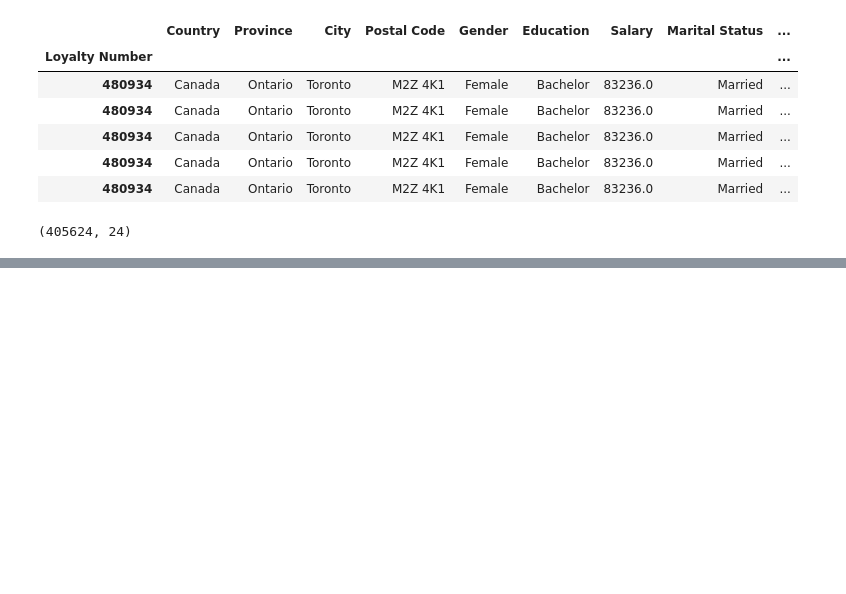
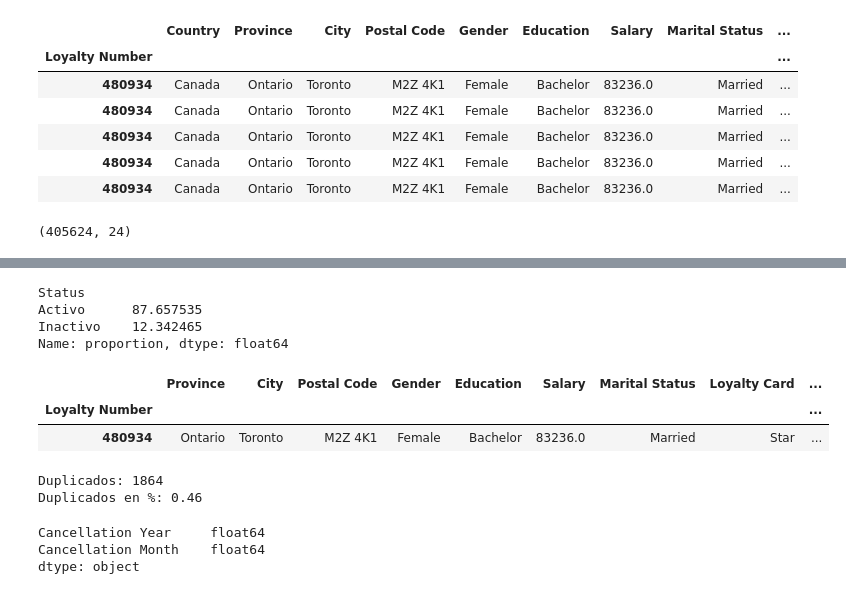
Before and after one commit to Adalab/bda-modulo-3-evaluacion-final-saraguzmanlopez-ops, a Jupyter notebook: Ejercicio 1.ipynb, the cells around one changed output, grey strips where cells are left out. Cells and saved outputs as stored; diff of their text form; code cells hidden in the pictures; blank space fills up the shorter version.

```diff
--- a/Ejercicio 1.ipynb
+++ b/Ejercicio 1.ipynb
@@ -957,0 +1038,12 @@ df_final.shape
+# %%
+#igualo valores negativos, que evidentemente esta mal , a la mediana que es el valor mas seguro
+
+df_final_copia.loc[df_final_copia['Salary'] < 0, 'Salary'] = np.nan
+
+
+df_final_copia['Salary'] = df_final_copia.groupby('Education')['Salary'].transform(
+    lambda x: x.fillna(x.median())
+)
+
+print(f"Valores negativos: {(df_final_copia['Salary'] < 0).sum()}")
+print(f"Valores nulos: {df_final_copia['Salary'].isna().sum()}")
@@ -957,0 +1089,57 @@ df_final.shape
+# %%
+# Creamos la columna 'Status':
+# Si 'Cancellation Year' es nulo (isna), ponemos 'Activo'
+# Si tiene valor (no es nulo), ponemos 'Inactivo'
+
+df_final_copia['Status'] = np.where(
+    df_final_copia['Cancellation Year'].isna(),
+    'Activo',
+    'Inactivo'
+)
+
+# Verificamos cuántos hay de cada uno para confirmar el 87.66%
+print(df_final_copia['Status'].value_counts(normalize=True) * 100)
+# %% [output]
+Status
+Activo      87.657535
+Inactivo    12.342465
+Name: proportion, dtype: float64
+# %%
+# para que se entienda organizo la columnas , poniendo primero 'Status'
+# 1. Obtenemos la lista actual de columnas
+cols = df_final_copia.columns.tolist()
+
+
+idx = cols.index('Cancellation Year')
+
+# 3. Movemos 'Status' (que está al final) a esa posición
+# Primero la quitamos de su sitio actual
+cols.remove('Status')
+# Luego la insertamos en la posición deseada
+cols.insert(idx, 'Status')
+
+# 4. Reindexamos el DataFrame con el nuevo orden
+df_final_copia = df_final_copia[cols]
+# %%
+df_final_copia.head(1) #compruebo que tengo mi nueva columna y en el orden que quiero , no borro las otras dos columnas porque en un futuro lo mmismo necesito los datos de cuando se han cancelado
+# %% [output]
+|  | Province | City | Postal Code | Gender | Education | Salary | Marital Status | Loyalty Card | ... |
+| Loyalty Number |  |  |  |  |  |  |  |  | ... |
+| 480934 | Ontario | Toronto | M2Z 4K1 | Female | Bachelor | 83236.0 | Married | Star | ... |
+# %%
+#Duplicados
+
+duplicados=df_final_copia.duplicated().sum()
+porciento_dupicados=round(df_final_copia.duplicated().sum()/df_final_copia.shape[0]*100,2)
+
+print(f'Duplicados: {duplicados}\nDuplicados en %: {porciento_dupicados}')
+# %% [output]
+Duplicados: 1864
+Duplicados en %: 0.46
+# %%
+# estas dos columnas son de tipo son float por si se hace calculo con los años y o meses de cancelacion, se quedan asi
+df_final_copia[['Cancellation Year','Cancellation Month']].dtypes
+# %% [output]
+Cancellation Year     float64
+Cancellation Month    float64
+dtype: object
```
Also changed, not shown: parts of 22 cells of this notebook, 1 other file.
